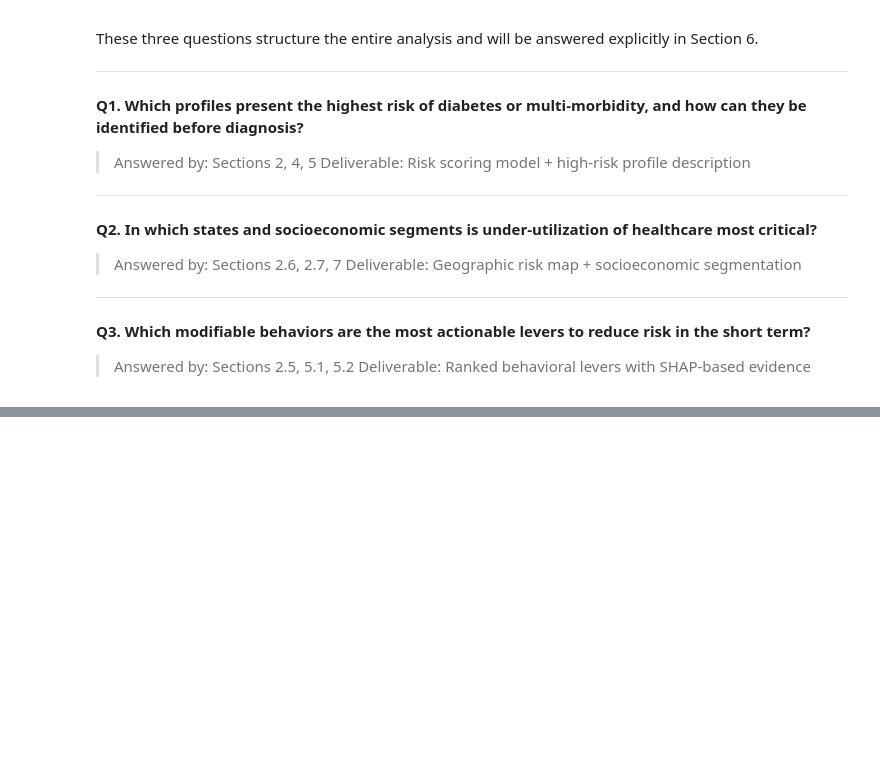
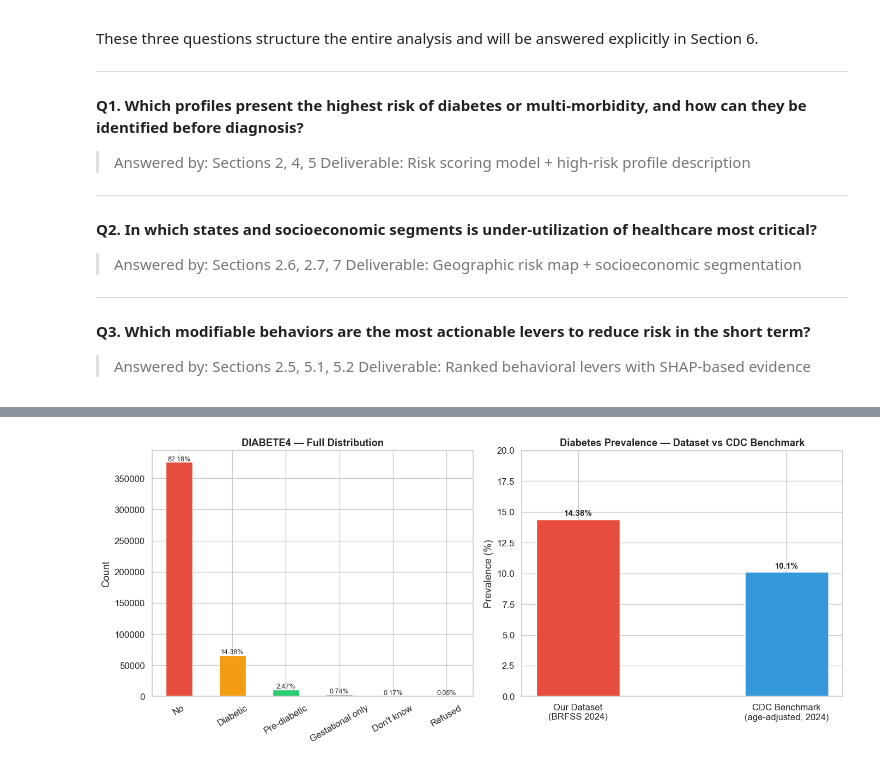
Before and after one commit to ArvindB75/silent-risk-chronic-disease, a Jupyter notebook: notebooks/silent_risk_brfss_2024.ipynb, the cells around one changed output, grey strips where cells are left out. Drawn from its saved outputs; the diff is of its cells as text; code cells hidden in the pictures; blank space fills up the shorter version.

```diff
--- a/notebooks/silent_risk_brfss_2024.ipynb
+++ b/notebooks/silent_risk_brfss_2024.ipynb
@@ -177,0 +362,31 @@ These three questions structure the entire analysis and will be answered explici
+# %%
+fig, axes = plt.subplots(1, 2, figsize=(14, 6))
+
+# Plot 1 — Full distribution
+colors = ['#e74c3c', '#f39c12', '#2ecc71', '#95a5a6', '#bdc3c7', '#ecf0f1']
+counts.plot(kind='bar', ax=axes[0], color=colors, edgecolor='white')
+axes[0].set_title('DIABETE4 — Full Distribution', fontweight='bold')
+axes[0].set_xlabel('')
+axes[0].set_ylabel('Count')
+axes[0].tick_params(axis='x', rotation=30)
+for i, (count, pct) in enumerate(zip(counts, pcts)):
+    axes[0].text(i, count + 2000, f'{pct}%', ha='center', fontsize=9)
+
+# Plot 2 — Binary target vs CDC benchmark
+categories = ['Our Dataset\n(BRFSS 2024)', 'CDC Benchmark\n(age-adjusted, 2024)']
+values = [14.38, 10.1]
+bar_colors = ['#e74c3c', '#3498db']
+bars = axes[1].bar(categories, values, color=bar_colors, edgecolor='white', width=0.4)
+axes[1].set_title('Diabetes Prevalence — Dataset vs CDC Benchmark', fontweight='bold')
+axes[1].set_ylabel('Prevalence (%)')
+axes[1].set_ylim(0, 20)
+for bar, val in zip(bars, values):
+    axes[1].text(bar.get_x() + bar.get_width()/2, val + 0.3, f'{val}%',
+                 ha='center', fontweight='bold', fontsize=11)
+
+plt.tight_layout()
+plt.savefig('/Users/arvind.b/Documents/silent-risk-chronic-disease/reports/figures/target_distribution.png',
+            dpi=150, facecolor='white')
+plt.show()
+# %% [output]
+[figure, added]
```
Also changed, not shown: parts of 8 cells of this notebook, 1 other file.
